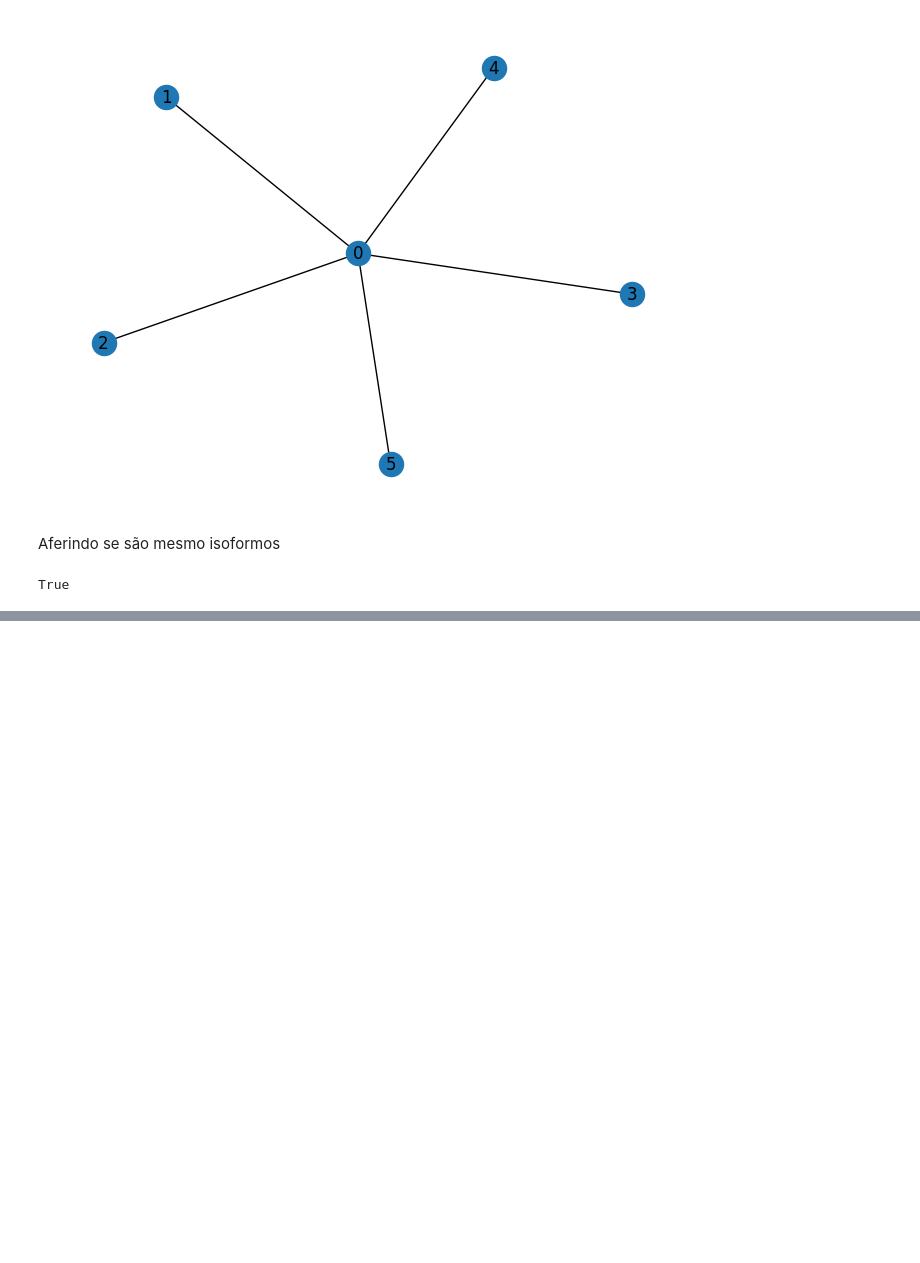
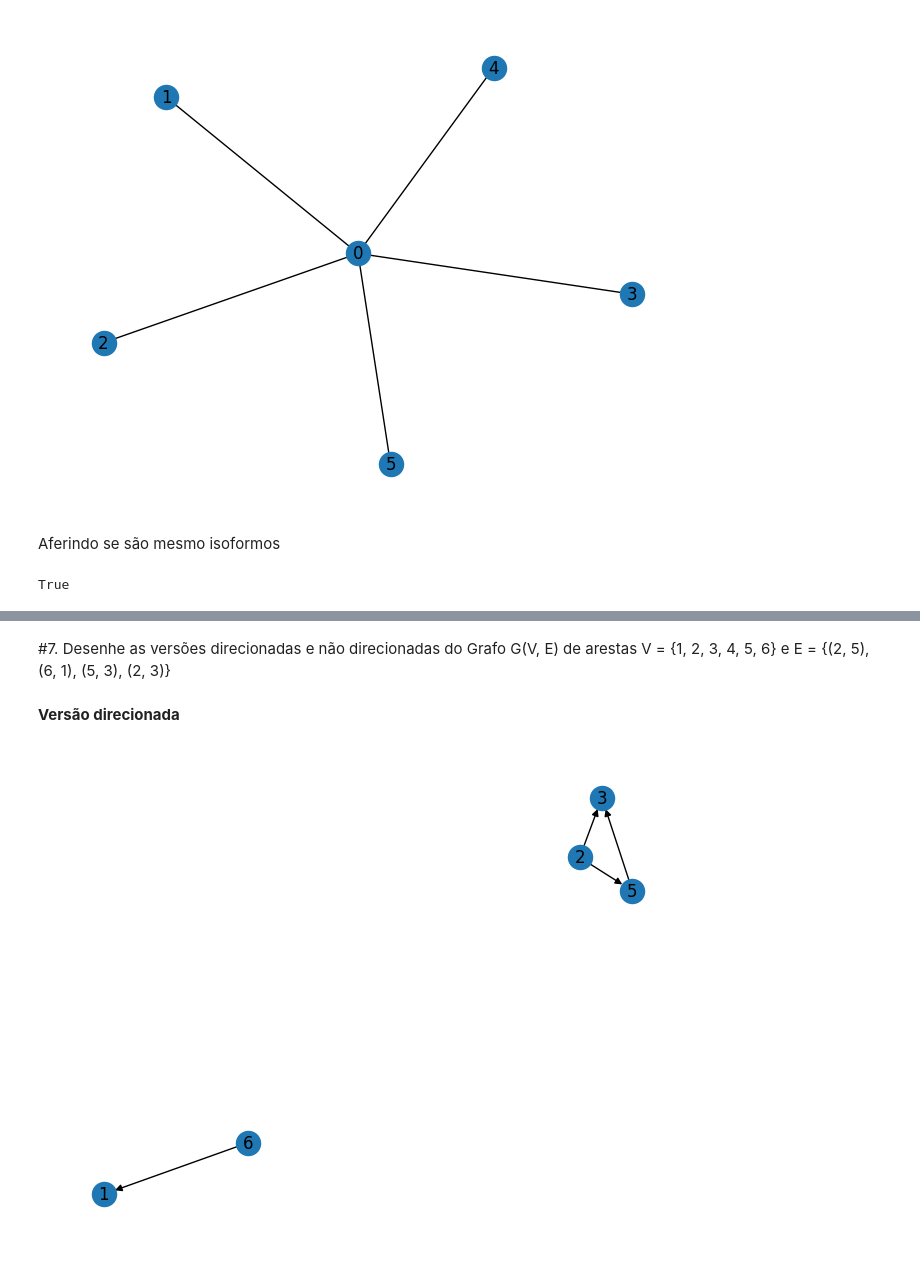
Before and after one commit to rodrigogomesrc/analise-de-redes, a Jupyter notebook: exercicio1/Exercício_1_Análise_de_Redes.ipynb, the cells around one changed output, grey strips where cells are left out. Drawn from its saved outputs; the diff is of its cells as text; code cells hidden in the pictures; blank space fills up the shorter version.

```diff
--- a/exercicio1/Exercício_1_Análise_de_Redes.ipynb
+++ b/exercicio1/Exercício_1_Análise_de_Redes.ipynb
@@ -52,0 +171,17 @@ True
+# %% [markdown]
+#7. Desenhe as versões direcionadas e não direcionadas do Grafo G(V, E) de arestas V = {1, 2, 3, 4, 5, 6} e E = {(2, 5), (6, 1), (5, 3), (2, 3)}
+# %%
+import networkx as nx
+import matplotlib.pyplot as plt
+
+edges = [(2, 5), (6, 1), (5, 3), (2, 3)]
+# %% [markdown]
+**Versão direcionada**
+# %%
+G_directed = nx.DiGraph()
+G_directed.add_edges_from(edges)
+
+nx.draw(G_directed, with_labels=True)
+plt.show()
+# %% [output]
+[figure, added]
```
Also changed, not shown: parts of 25 cells of this notebook.
